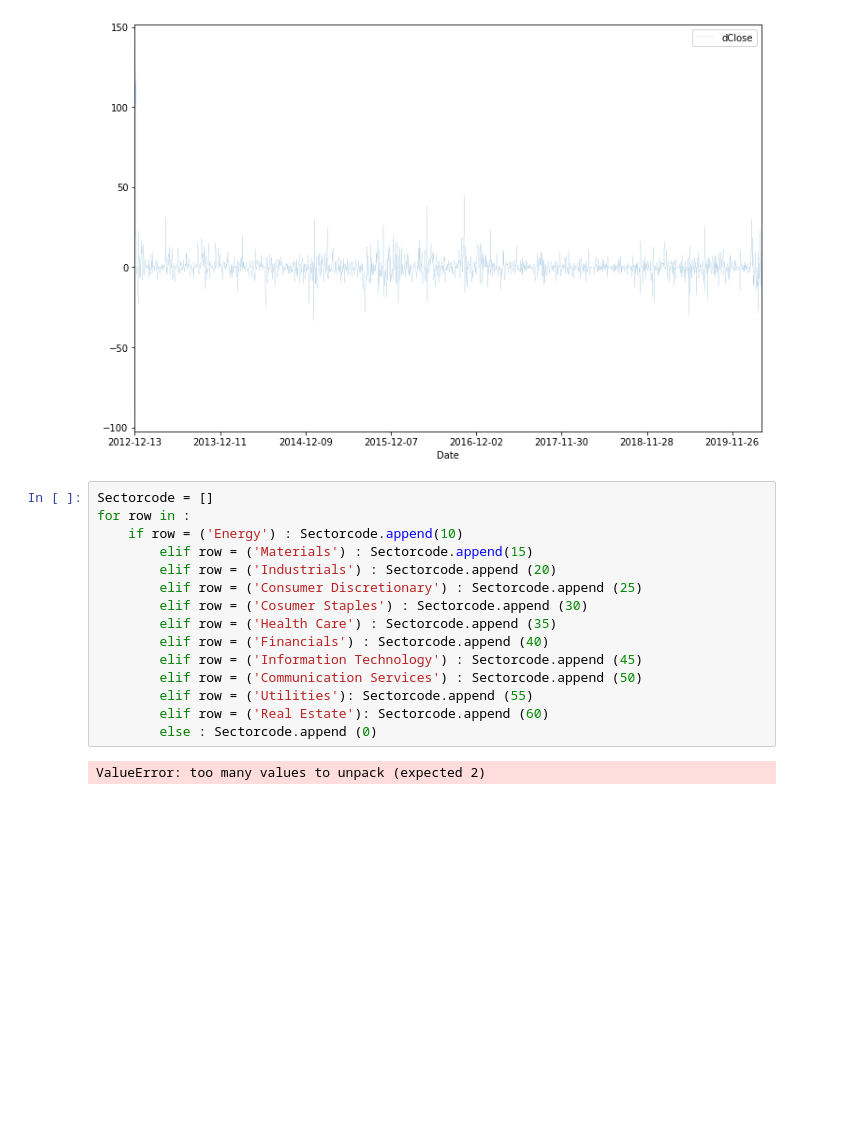
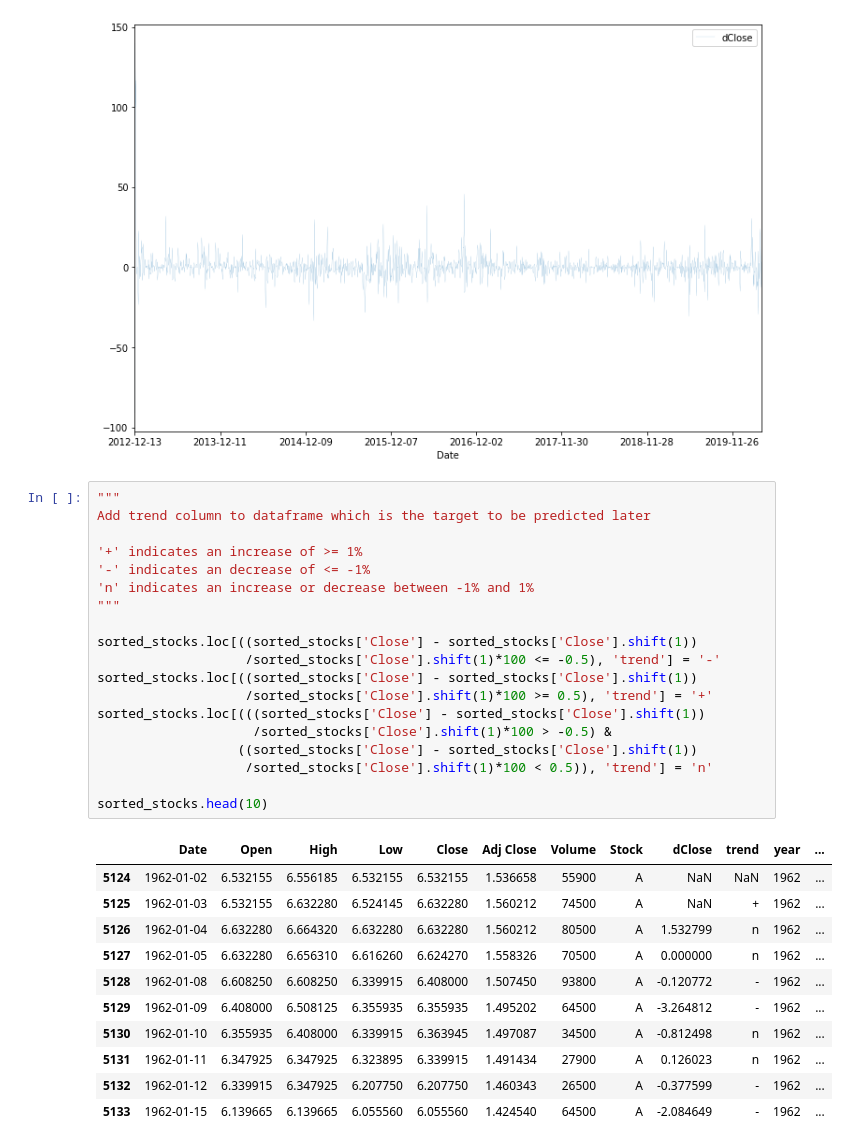
Before and after one commit to p-schlechter/stock-market-analysis, a Jupyter notebook: Exploration.ipynb, the cells around one changed output. Saved outputs shown, nothing was run; the diff lists cells and outputs as text; blank space fills up the shorter version.

```diff
--- a/Exploration.ipynb
+++ b/Exploration.ipynb
@@ -85,20 +86,34 @@ sorted_stocks[sorted_stocks['Stock'] == 'C'].sort_values('Date').plot(kind='line
 # %% [output]
 <matplotlib.axes._subplots.AxesSubplot at 0x...>
 [figure]
-# %%
-Sectorcode = []
-for row in :
-    if row = ('Energy') : Sectorcode.append(10)
-        elif row = ('Materials') : Sectorcode.append(15)
-        elif row = ('Industrials') : Sectorcode.append (20)
-        elif row = ('Consumer Discretionary') : Sectorcode.append (25)
-        elif row = ('Cosumer Staples') : Sectorcode.append (30)
-        elif row = ('Health Care') : Sectorcode.append (35)
-        elif row = ('Financials') : Sectorcode.append (40)
-        elif row = ('Information Technology') : Sectorcode.append (45)
-        elif row = ('Communication Services') : Sectorcode.append (50)
-        elif row = ('Utilities'): Sectorcode.append (55)
-        elif row = ('Real Estate'): Sectorcode.append (60)
-        else : Sectorcode.append (0)
-# %% [output]
-ValueError: too many values to unpack (expected 2)
+# %%
+"""
+Add trend column to dataframe which is the target to be predicted later
+
+'+' indicates an increase of >= 1%
+'-' indicates an decrease of <= -1%
+'n' indicates an increase or decrease between -1% and 1%
+"""
+
+sorted_stocks.loc[((sorted_stocks['Close'] - sorted_stocks['Close'].shift(1))
+                   /sorted_stocks['Close'].shift(1)*100 <= -0.5), 'trend'] = '-'
+sorted_stocks.loc[((sorted_stocks['Close'] - sorted_stocks['Close'].shift(1))
+                   /sorted_stocks['Close'].shift(1)*100 >= 0.5), 'trend'] = '+'
+sorted_stocks.loc[(((sorted_stocks['Close'] - sorted_stocks['Close'].shift(1))
+                    /sorted_stocks['Close'].shift(1)*100 > -0.5) &
+                  ((sorted_stocks['Close'] - sorted_stocks['Close'].shift(1))
+                   /sorted_stocks['Close'].shift(1)*100 < 0.5)), 'trend'] = 'n'
+
+sorted_stocks.head(10)
+# %% [output]
+|  | Date | Open | High | Low | Close | Adj Close | Volume | Stock | dClose | trend | year | ... |
+| 5124 | 1962-01-02 | 6.532155 | 6.556185 | 6.532155 | 6.532155 | 1.536658 | 55900 | A | NaN | NaN | 1962 | ... |
+| 5125 | 1962-01-03 | 6.532155 | 6.632280 | 6.524145 | 6.632280 | 1.560212 | 74500 | A | NaN | + | 1962 | ... |
+| 5126 | 1962-01-04 | 6.632280 | 6.664320 | 6.632280 | 6.632280 | 1.560212 | 80500 | A | 1.532799 | n | 1962 | ... |
+| 5127 | 1962-01-05 | 6.632280 | 6.656310 | 6.616260 | 6.624270 | 1.558326 | 70500 | A | 0.000000 | n | 1962 | ... |
+| 5128 | 1962-01-08 | 6.608250 | 6.608250 | 6.339915 | 6.408000 | 1.507450 | 93800 | A | -0.120772 | - | 1962 | ... |
+| 5129 | 1962-01-09 | 6.408000 | 6.508125 | 6.355935 | 6.355935 | 1.495202 | 64500 | A | -3.264812 | - | 1962 | ... |
+| 5130 | 1962-01-10 | 6.355935 | 6.408000 | 6.339915 | 6.363945 | 1.497087 | 34500 | A | -0.812498 | n | 1962 | ... |
+| 5131 | 1962-01-11 | 6.347925 | 6.347925 | 6.323895 | 6.339915 | 1.491434 | 27900 | A | 0.126023 | n | 1962 | ... |
+| 5132 | 1962-01-12 | 6.339915 | 6.347925 | 6.207750 | 6.207750 | 1.460343 | 26500 | A | -0.377599 | - | 1962 | ... |
+| 5133 | 1962-01-15 | 6.139665 | 6.139665 | 6.055560 | 6.055560 | 1.424540 | 64500 | A | -2.084649 | - | 1962 | ... |
```
Also changed, not shown: parts of 10 cells of this notebook.
